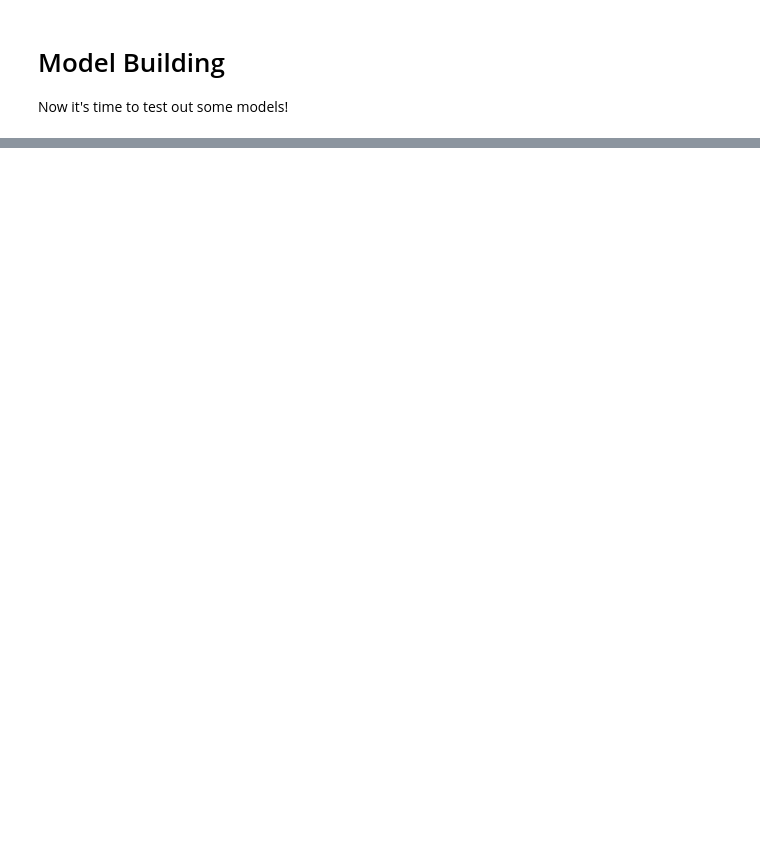
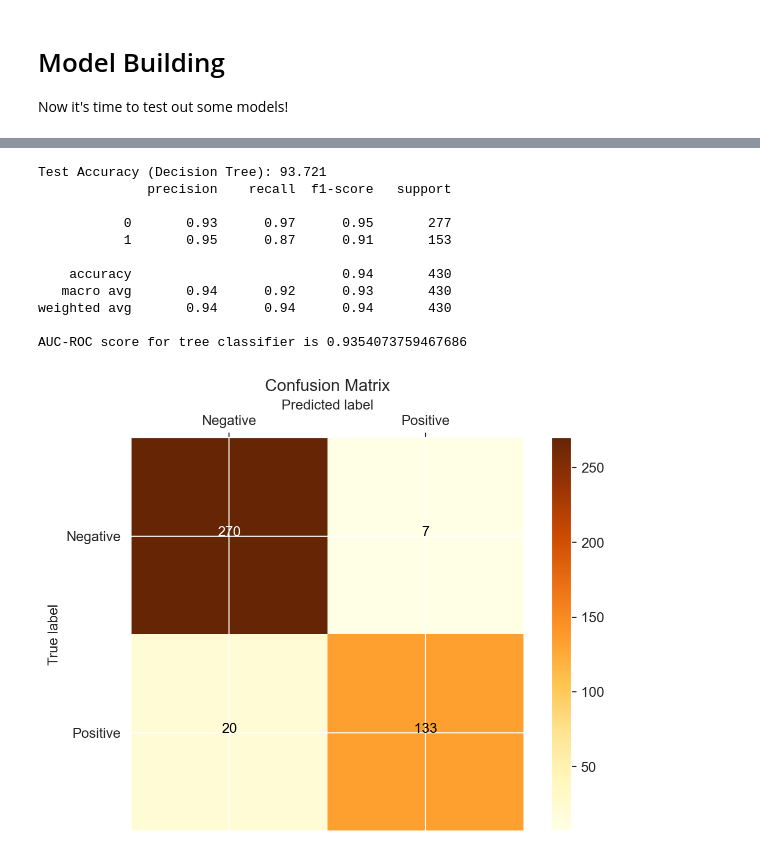
Before and after one commit to akcone2003/Alzheimers_Investigation, a Jupyter notebook: analysis.ipynb, the cells around one changed output, grey strips where cells are left out. Drawn from its saved outputs; the diff is of its cells as text; code cells hidden in the pictures; blank space fills up the shorter version.

```diff
--- a/analysis.ipynb
+++ b/analysis.ipynb
@@ -277,0 +533,36 @@ Now it's time to test out some models!
+# %%
+# Testing best decision tree model
+best_tree_model = grid_search_tree.best_estimator_
+
+test_predictions_tree = best_tree_model.predict(test)
+
+test_accuracy_tree = accuracy_score(y_test, test_predictions_tree)
+
+print(f"Test Accuracy (Decision Tree): {test_accuracy_tree*100:.3f}")
+
+# Classification Report
+print(metrics.classification_report(y_test, test_predictions_tree))
+
+# Predict probabilities
+probabilities_tree = best_tree_model.predict_proba(test)
+
+# Probabilities for positive class
+auc = roc_auc_score(y_test, probabilities_tree[:, 1])
+
+print(f"AUC-ROC score for tree classifier is {auc}")
+
+# Confusion Matrix
+draw_confusion_matrix(y_test, test_predictions_tree, ['Negative', 'Positive'])
+# %% [output]
+Test Accuracy (Decision Tree): 93.721
+              precision    recall  f1-score   support
+
+           0       0.93      0.97      0.95       277
+           1       0.95      0.87      0.91       153
+
+    accuracy                           0.94       430
+   macro avg       0.94      0.92      0.93       430
+weighted avg       0.94      0.94      0.94       430
+
+AUC-ROC score for tree classifier is 0.9354073759467686
+[figure, added]
```
Also changed, not shown: parts of 30 cells of this notebook, 3 other files.
